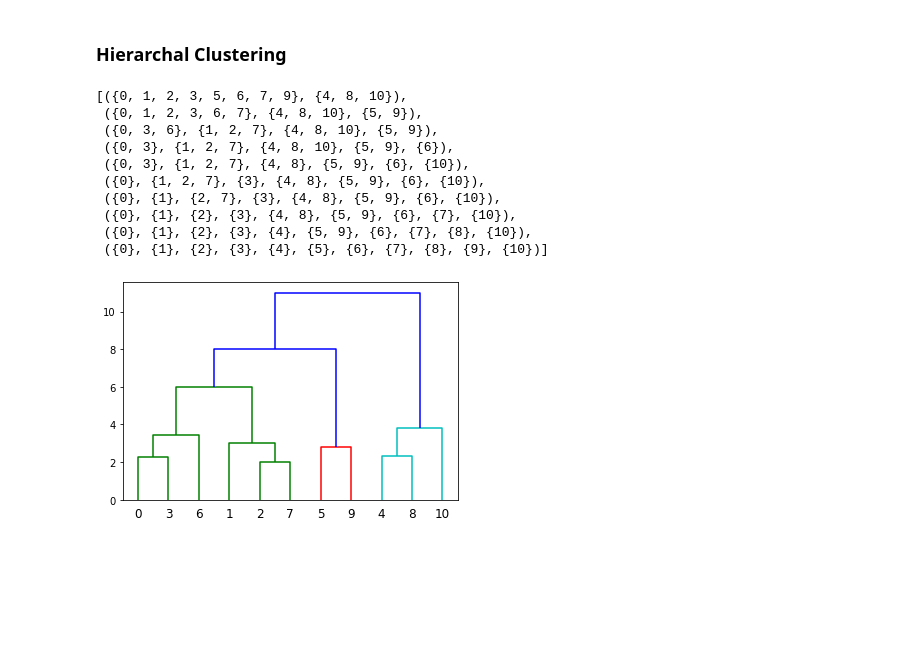
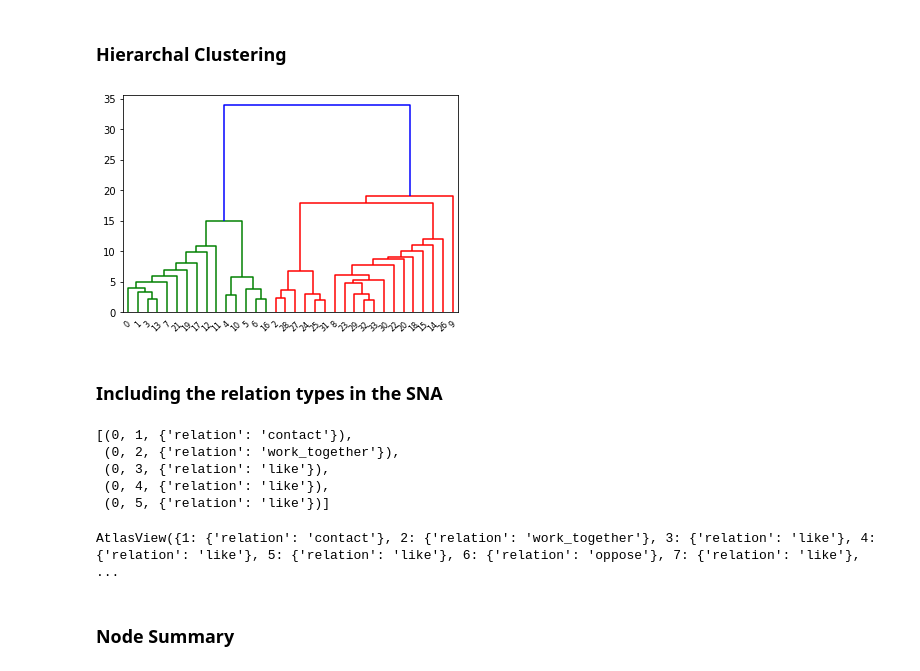
Before and after one commit to gurus848/FYP-19-20, a Jupyter notebook: notebook/modelling/social_network_analysis.ipynb, the cells around one changed output. Cells and saved outputs as stored; diff of their text form; code cells hidden in the pictures; blank space fills up the shorter version.

```diff
--- a/notebook/modelling/social_network_analysis.ipynb
+++ b/notebook/modelling/social_network_analysis.ipynb
@@ -317,16 +330,27 @@ def hierarchal_clustering(G, save_img_path=None):
 
     return communities
 # %%
-hierarchal_clustering(G, save_img_path='hc.png')
+hc = hierarchal_clustering(G, save_img_path='hc.png')
 # %% [output]
-[({0, 1, 2, 3, 5, 6, 7, 9}, {4, 8, 10}),
- ({0, 1, 2, 3, 6, 7}, {4, 8, 10}, {5, 9}),
- ({0, 3, 6}, {1, 2, 7}, {4, 8, 10}, {5, 9}),
- ({0, 3}, {1, 2, 7}, {4, 8, 10}, {5, 9}, {6}),
- ({0, 3}, {1, 2, 7}, {4, 8}, {5, 9}, {6}, {10}),
- ({0}, {1, 2, 7}, {3}, {4, 8}, {5, 9}, {6}, {10}),
- ({0}, {1}, {2, 7}, {3}, {4, 8}, {5, 9}, {6}, {10}),
- ({0}, {1}, {2}, {3}, {4, 8}, {5, 9}, {6}, {7}, {10}),
- ({0}, {1}, {2}, {3}, {4}, {5, 9}, {6}, {7}, {8}, {10}),
- ({0}, {1}, {2}, {3}, {4}, {5}, {6}, {7}, {8}, {9}, {10})]
-[figure, old version]
+[figure, new version]
+# %% [markdown]
+### Including the relation types in the SNA
+# %%
+# add relation types to the graph
+rel_types = ['work_together', 'contact', 'oppose', 'like', 'part_of']
+relations = [(u, v, rel_types[np.random.randint(0, 5)]) for (u, v) in G.edges]
+relG = nx.Graph()
+[relG.add_edge(u, v, relation=r) for u, v, r in relations]
+list(relG.edges.data())[:5]
+# %% [output]
+[(0, 1, {'relation': 'contact'}),
+ (0, 2, {'relation': 'work_together'}),
+ (0, 3, {'relation': 'like'}),
+ (0, 4, {'relation': 'like'}),
+ (0, 5, {'relation': 'like'})]
+# %%
+relG[0]
+# %% [output]
+AtlasView({1: {'relation': 'contact'}, 2: {'relation': 'work_together'}, 3: {'relation': 'like'}, 4: {'relation': 'like'}, 5: {'relation': 'like'}, 6: {'relation': 'oppose'}, 7: {'relation': 'like'},  ...
+# %% [markdown]
+### Node Summary
```
Also changed, not shown: parts of 11 cells of this notebook, 3 other files.
